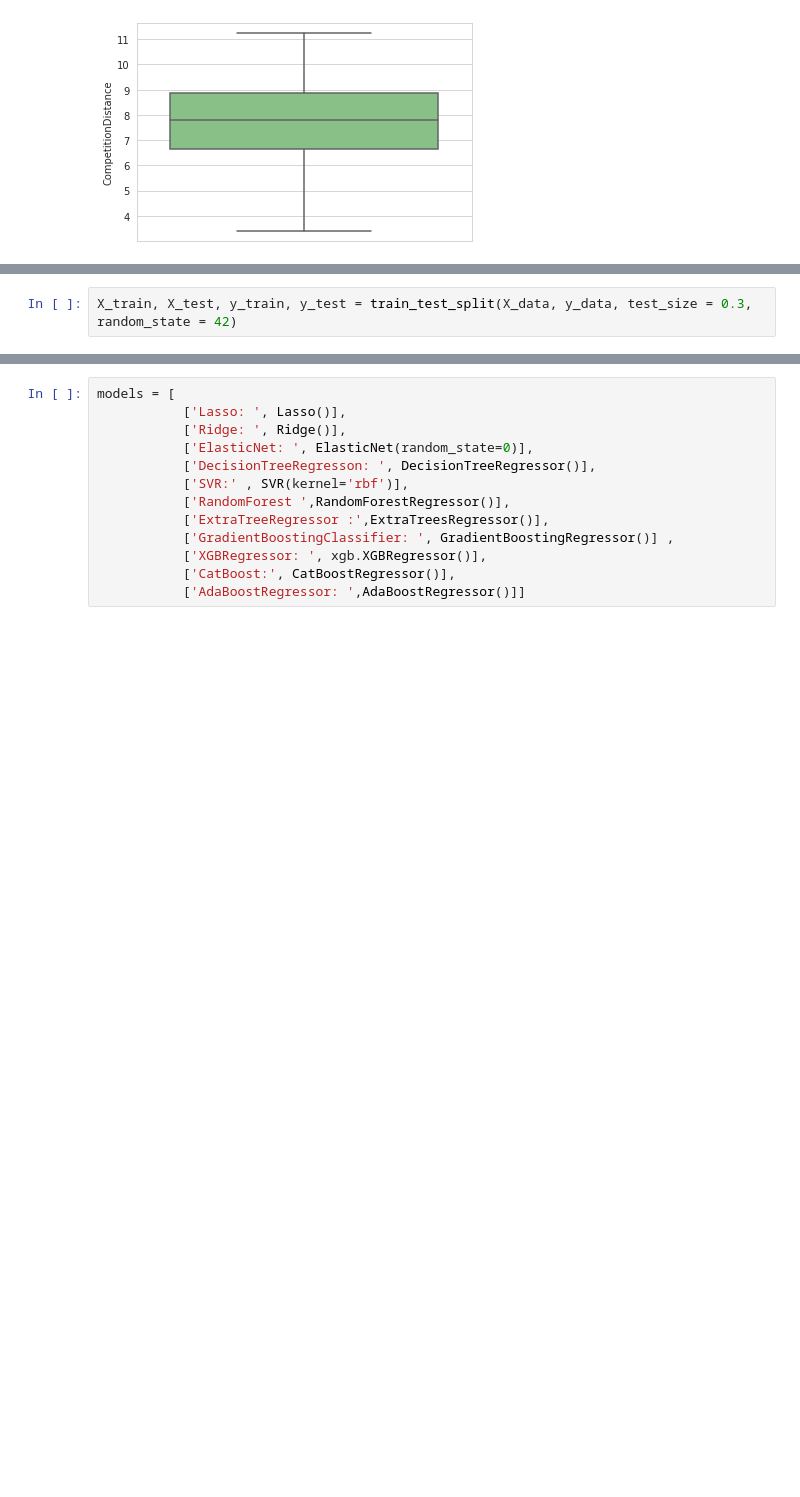
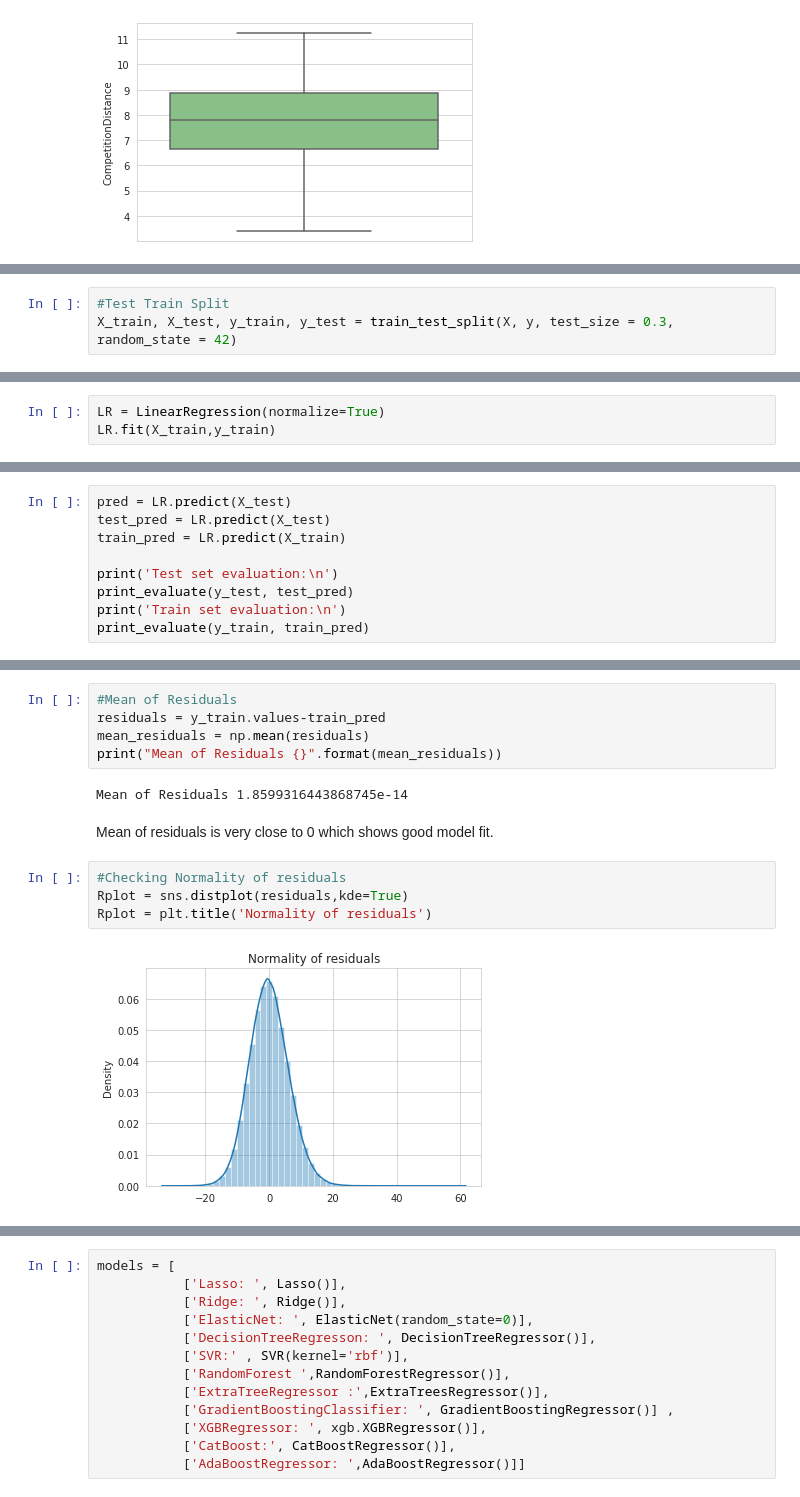
Before and after one commit to DrKamaleshR/Supervised-ML-regression, a Jupyter notebook: Rossmann_Sales_Prediction_Capstone_Project.ipynb, the cells around one changed output, grey strips where cells are left out. Drawn from its saved outputs; the diff is of its cells as text; blank space fills up the shorter version.

```diff
--- a/Rossmann_Sales_Prediction_Capstone_Project.ipynb
+++ b/Rossmann_Sales_Prediction_Capstone_Project.ipynb
@@ -823,2 +839,3 @@ y_data = ROSS3[['Sales']].copy()
 # %%
-X_train, X_test, y_train, y_test = train_test_split(X_data, y_data, test_size = 0.3, random_state = 42)
+#Test Train Split
+X_train, X_test, y_train, y_test = train_test_split(X, y, test_size = 0.3, random_state = 42)
@@ -831,0 +842,3 @@ y_test_sc=scaler.transform(y_test)
+# %%
+LR = LinearRegression(normalize=True)
+LR.fit(X_train,y_train)
@@ -831,0 +847,9 @@ y_test_sc=scaler.transform(y_test)
+# %%
+pred = LR.predict(X_test)
+test_pred = LR.predict(X_test)
+train_pred = LR.predict(X_train)
+
+print('Test set evaluation:\n')
+print_evaluate(y_test, test_pred)
+print('Train set evaluation:\n')
+print_evaluate(y_train, train_pred)
@@ -831,0 +871,15 @@ y_test_sc=scaler.transform(y_test)
+# %%
+#Mean of Residuals
+residuals = y_train.values-train_pred
+mean_residuals = np.mean(residuals)
+print("Mean of Residuals {}".format(mean_residuals))
+# %% [output]
+Mean of Residuals 1.8599316443868745e-14
+# %% [markdown]
+Mean of residuals is very close to 0 which shows good model fit.
+# %%
+#Checking Normality of residuals
+Rplot = sns.distplot(residuals,kde=True)
+Rplot = plt.title('Normality of residuals')
+# %% [output]
+[figure, added]
```
Also changed, not shown: parts of 29 cells of this notebook.
